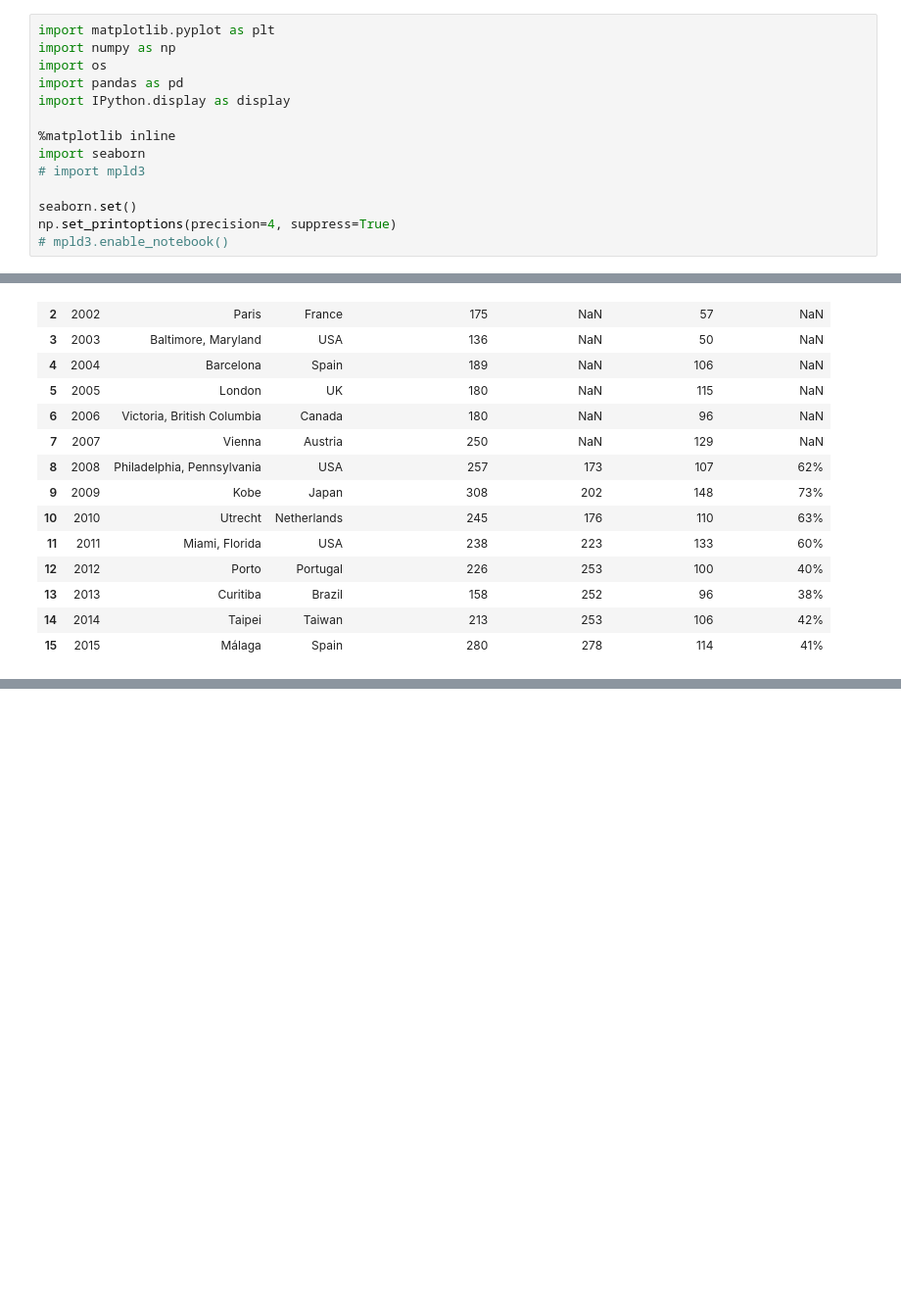
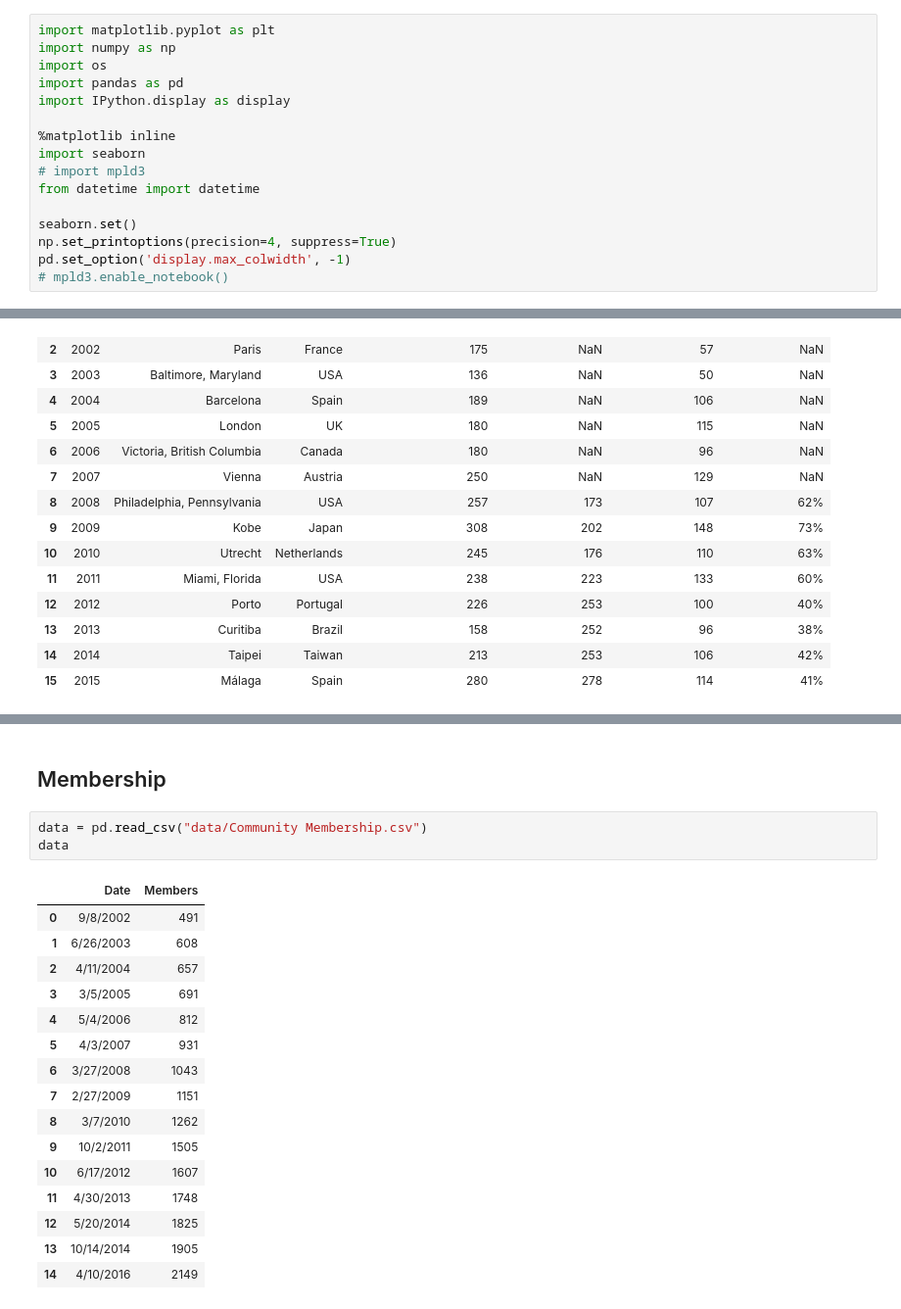
Before and after one commit to ismir/community-stats, a Jupyter notebook: data-visualization.ipynb, the cells around one changed output, grey strips where cells are left out. Shown: that part at 98% size. Saved outputs shown, nothing was run; the diff lists cells and outputs as text; blank space fills up the shorter version.

```diff
--- a/data-visualization.ipynb
+++ b/data-visualization.ipynb
@@ -8,9 +8,11 @@ import IPython.display as display
 %matplotlib inline
 import seaborn
 # import mpld3
+from datetime import datetime
 
 seaborn.set()
 np.set_printoptions(precision=4, suppress=True)
+pd.set_option('display.max_colwidth', -1)
 # mpld3.enable_notebook()
 # %% [markdown]
 ## Conference Statistics
@@ -52,0 +55,22 @@ plt.legend()
+# %% [markdown]
+## Membership
+# %%
+data = pd.read_csv("data/Community Membership.csv")
+data
+# %% [output]
+|  | Date | Members |
+| 0 | 9/8/2002 | 491 |
+| 1 | 6/26/2003 | 608 |
+| 2 | 4/11/2004 | 657 |
+| 3 | 3/5/2005 | 691 |
+| 4 | 5/4/2006 | 812 |
+| 5 | 4/3/2007 | 931 |
+| 6 | 3/27/2008 | 1043 |
+| 7 | 2/27/2009 | 1151 |
+| 8 | 3/7/2010 | 1262 |
+| 9 | 10/2/2011 | 1505 |
+| 10 | 6/17/2012 | 1607 |
+| 11 | 4/30/2013 | 1748 |
+| 12 | 5/20/2014 | 1825 |
+| 13 | 10/14/2014 | 1905 |
+| 14 | 4/10/2016 | 2149 |
```
Also changed, not shown: parts of 10 cells of this notebook.
